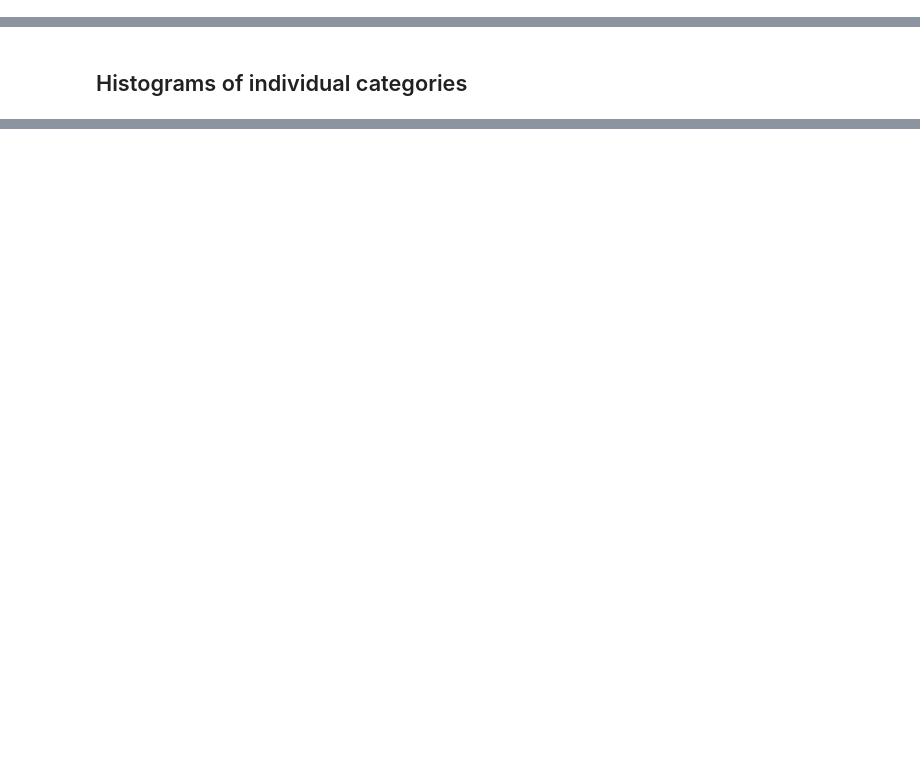
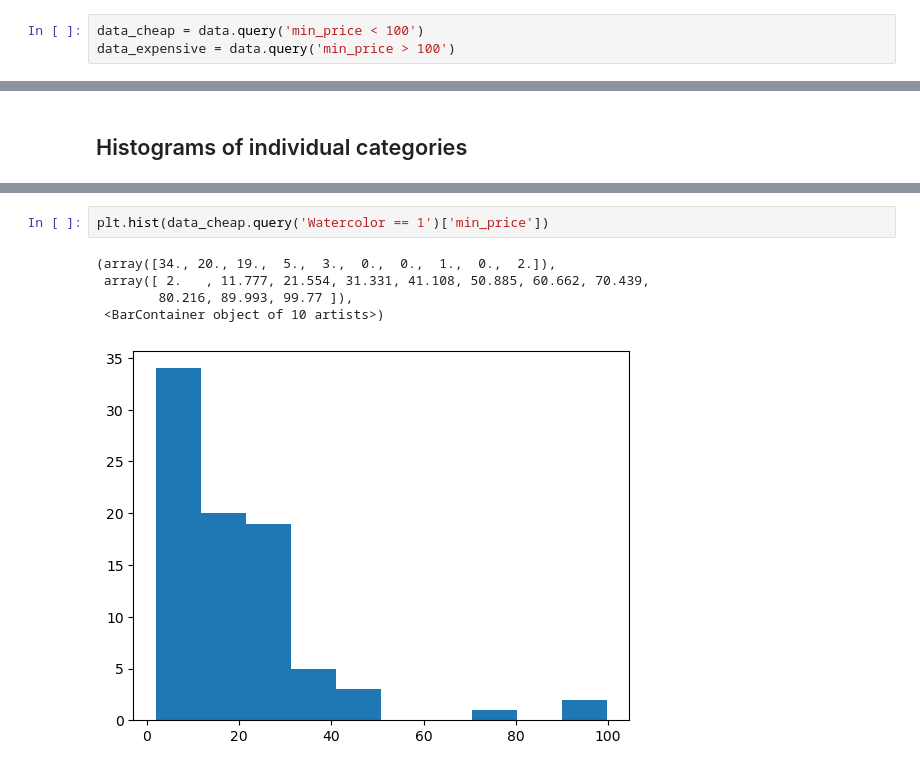
Before and after one commit to evanrootness/EtsyDSProject, a Jupyter notebook: notebooks_exploration/exploration_1.ipynb, the cells around one changed output, grey strips where cells are left out. Cells and saved outputs as stored; diff of their text form; blank space fills up the shorter version.

```diff
--- a/notebooks_exploration/exploration_1.ipynb
+++ b/notebooks_exploration/exploration_1.ipynb
@@ -485,0 +450,3 @@ plt.hist(data_expensive['price'])
+# %%
+data_cheap = data.query('min_price < 100')
+data_expensive = data.query('min_price > 100')
@@ -702,0 +467,8 @@ data_expensive.where(data_expensive['Portrait'] == 1).dropna()
+# %%
+plt.hist(data_cheap.query('Watercolor == 1')['min_price'])
+# %% [output]
+(array([34., 20., 19.,  5.,  3.,  0.,  0.,  1.,  0.,  2.]),
+ array([ 2.   , 11.777, 21.554, 31.331, 41.108, 50.885, 60.662, 70.439,
+        80.216, 89.993, 99.77 ]),
+ <BarContainer object of 10 artists>)
+[figure, added]
```
Also changed, not shown: parts of 50 cells of this notebook.
